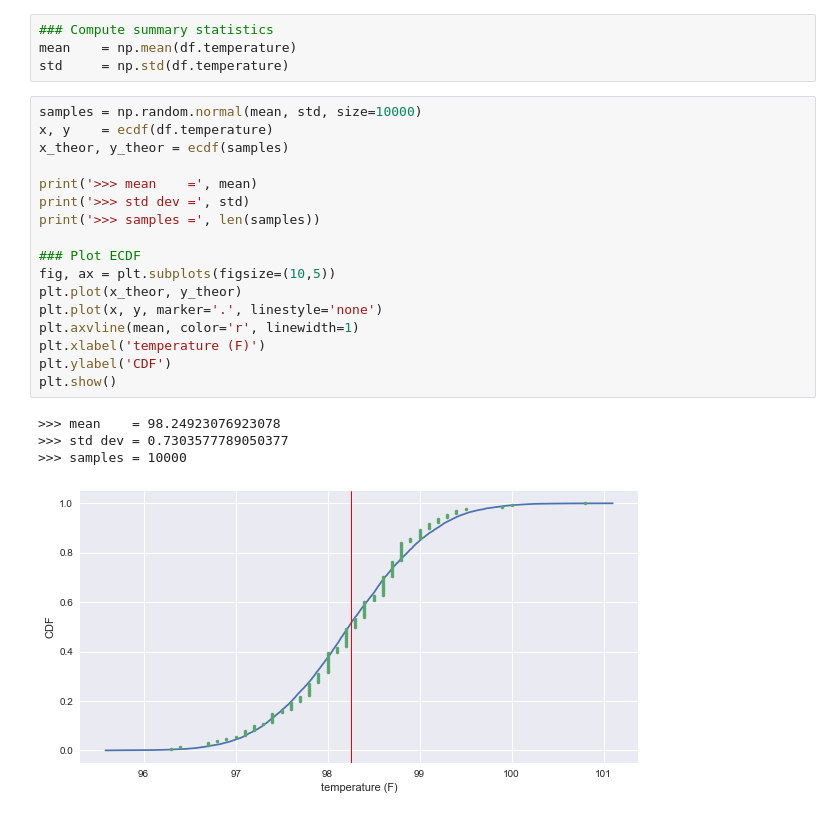
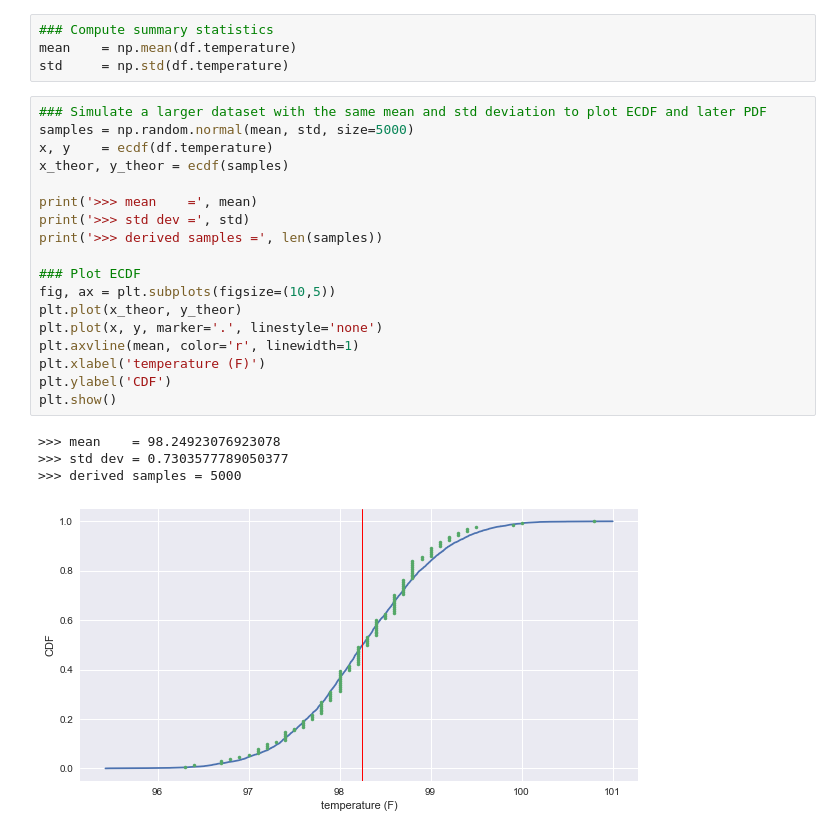
Before and after one commit to karlphillip/DataScience, a Jupyter notebook: Mini Projects/human_body_temperature_using_eda/sliderule_dsi_inferential_statistics_exercise_1.ipynb, the cells around one changed output. Drawn from its saved outputs; the diff is of its cells as text.

```diff
--- a/Mini Projects/human_body_temperature_using_eda/sliderule_dsi_inferential_statistics_exercise_1.ipynb
+++ b/Mini Projects/human_body_temperature_using_eda/sliderule_dsi_inferential_statistics_exercise_1.ipynb
@@ -123,27 +143,28 @@ Yes, the theoretical CDF and the ECDF of the data (ploted below) suggest that th
 mean    = np.mean(df.temperature)
 std     = np.std(df.temperature)
 # %%
-samples = np.random.normal(mean, std, size=10000)
+### Simulate a larger dataset with the same mean and std deviation to plot ECDF and later PDF
+samples = np.random.normal(mean, std, size=5000)
 x, y    = ecdf(df.temperature)
 x_theor, y_theor = ecdf(samples)
 
 print('>>> mean    =', mean)
 print('>>> std dev =', std)
-print('>>> samples =', len(samples))
+print('>>> derived samples =', len(samples))
 
 ### Plot ECDF
 fig, ax = plt.subplots(figsize=(10,5))
 plt.plot(x_theor, y_theor)
 plt.plot(x, y, marker='.', linestyle='none')
 plt.axvline(mean, color='r', linewidth=1)
 plt.xlabel('temperature (F)')
 plt.ylabel('CDF')
 plt.show()
 # %% [output]
 >>> mean    = 98.24923076923078
 >>> std dev = 0.7303577789050377
->>> samples = 10000
+>>> derived samples = 5000
-[figure, old version]
+[figure, new version]
 # %%
 print('>>> mean    =', mean)
 print('>>> std dev =', std)
```
Also changed, not shown: parts of 42 cells of this notebook.
